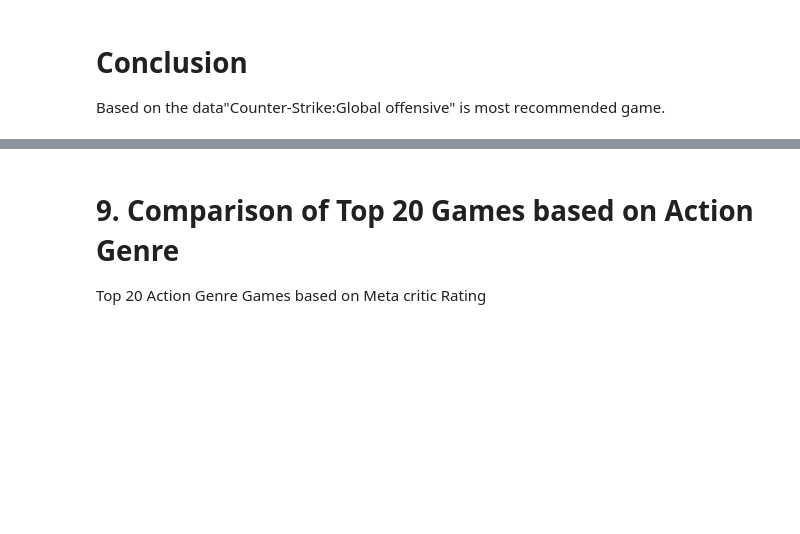
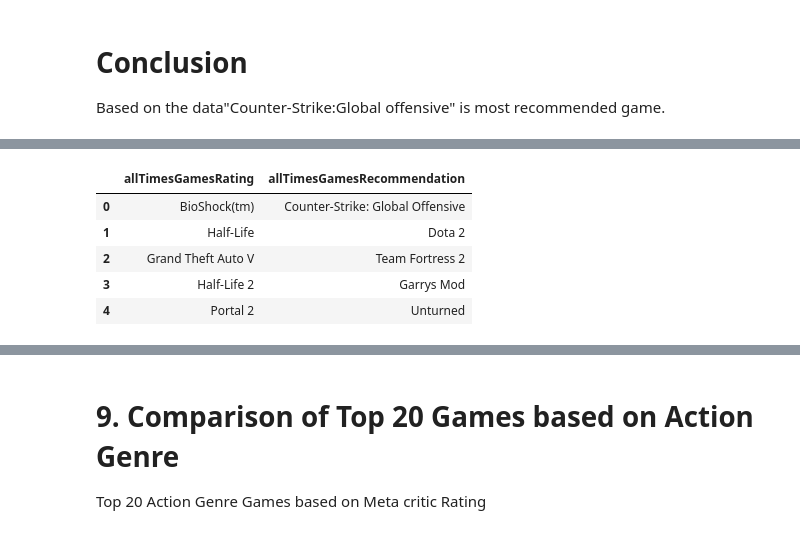
Before and after one commit to nardyjh/Project1-Group7, a Jupyter notebook: project1_Group7_game.ipynb, the cells around one changed output, grey strips where cells are left out. Drawn from its saved outputs; the diff is of its cells as text; code cells hidden in the pictures; blank space fills up the shorter version.

```diff
--- a/project1_Group7_game.ipynb
+++ b/project1_Group7_game.ipynb
@@ -1125,0 +1131,9 @@ Based on the data"Counter-Strike:Global offensive" is most recommended game.
+# %%
+Games_all_Top20.head()
+# %% [output]
+|  | allTimesGamesRating | allTimesGamesRecommendation |
+| 0 | BioShock(tm) | Counter-Strike: Global Offensive |
+| 1 | Half-Life | Dota 2 |
+| 2 | Grand Theft Auto V | Team Fortress 2 |
+| 3 | Half-Life 2 | Garrys Mod |
+| 4 | Portal 2 | Unturned |
```
Also changed, not shown: parts of 18 cells of this notebook.
